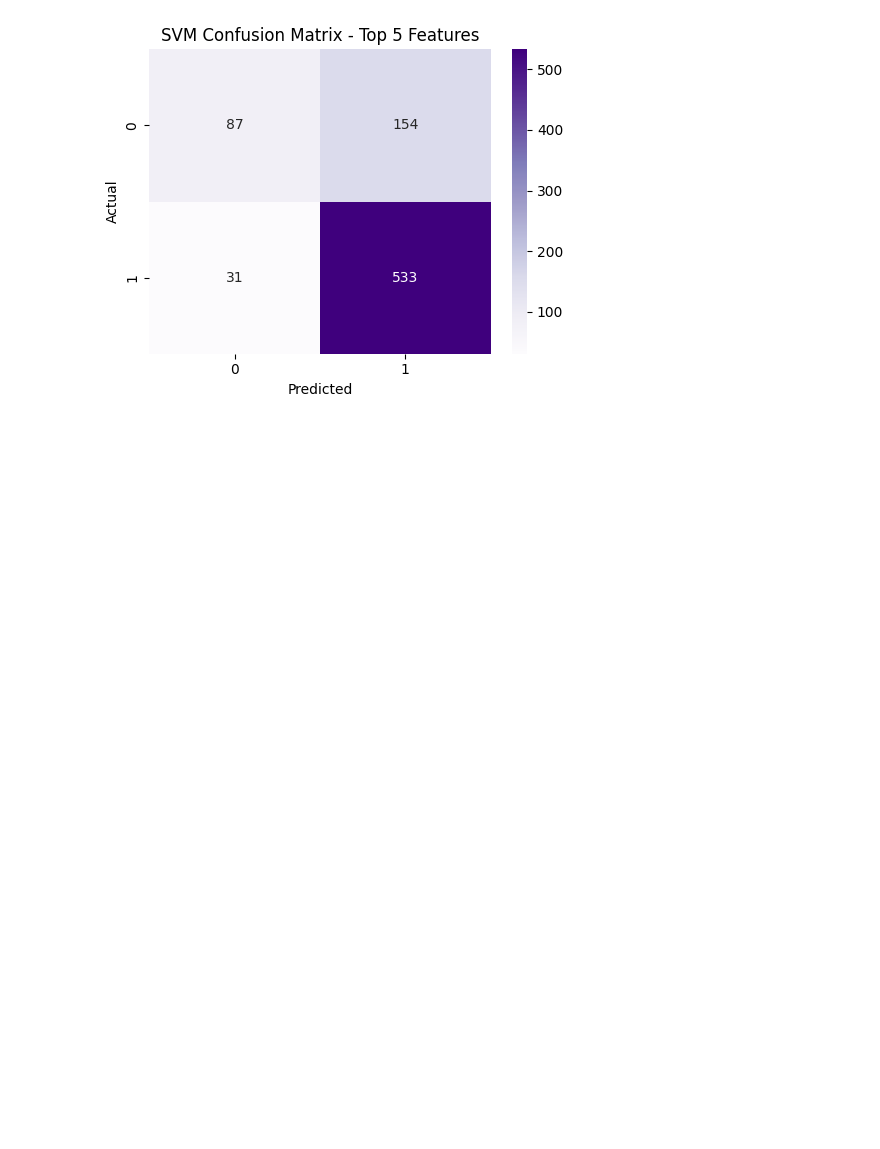
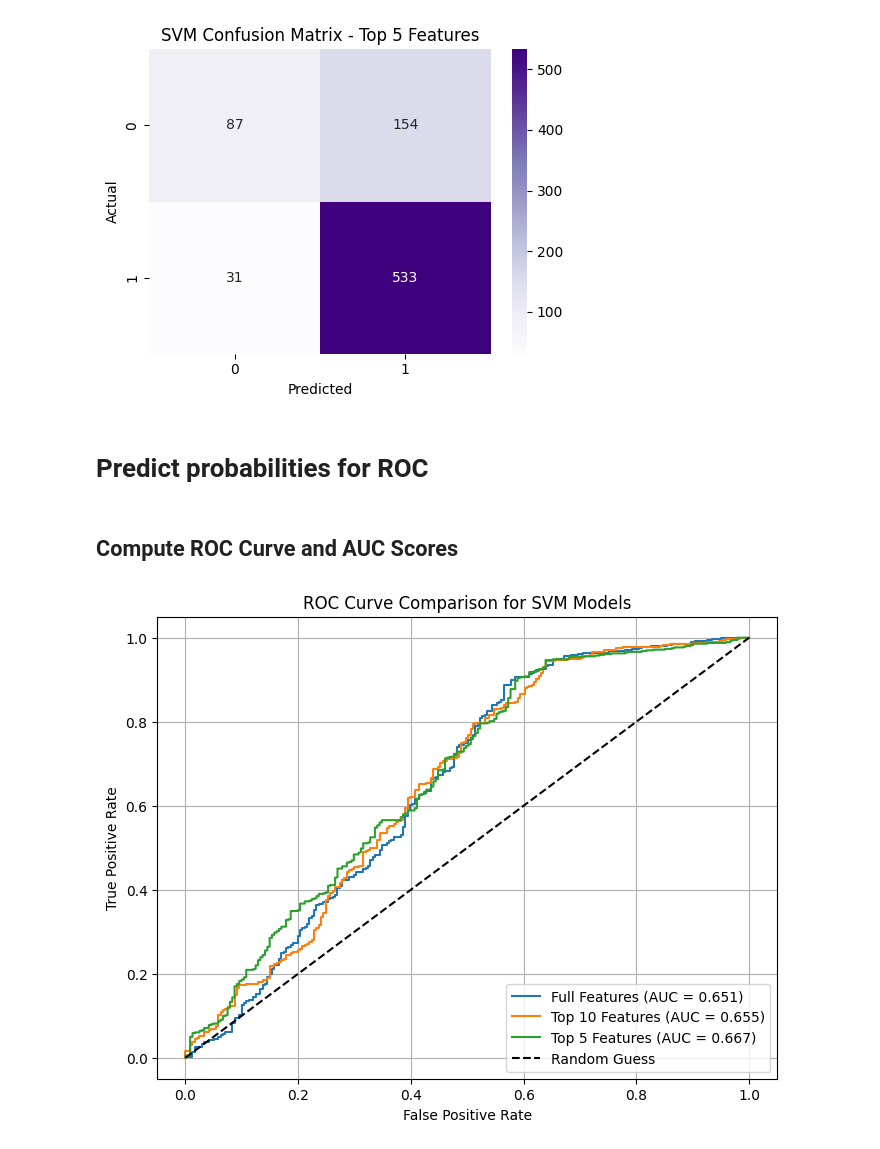
Before and after one commit to MichaelYemane707/breast_cancer_prediction, a Jupyter notebook: SVM.ipynb, the cells around one changed output. Drawn from its saved outputs; the diff is of its cells as text; code cells hidden in the pictures; blank space fills up the shorter version.

Commit message:
Plot ROC Curves for SVM Models and add all necessary code

```diff
--- a/SVM.ipynb
+++ b/SVM.ipynb
@@ -195,3 +196,20 @@ weighted avg       0.76      0.77      0.74       805
 
 Top 5 features used: ['Reginol Node Positive', 'Status_Dead', 'Tumor Size', 'Regional Node Examined', 'Age']
 [figure]
+# %% [markdown]
+# Predict probabilities for ROC
+# %%
+y_prob_full = svm.predict_proba(X_test_scaled)[:, 1]
+y_prob_top10 = svm_top10.predict_proba(X_test_top10)[:, 1]
+y_prob_top5 = svm_top5.predict_proba(X_test_top5)[:, 1]
+# %% [markdown]
+## Compute ROC Curve and AUC Scores
+# %%
+fpr_full, tpr_full, _ = roc_curve(y_test, y_prob_full)
+auc_full = roc_auc_score(y_test, y_prob_full)
+
+fpr_10, tpr_10, _ = roc_curve(y_test, y_prob_top10)
+auc_10 = roc_auc_score(y_test, y_prob_top10)
+
+fpr_5, tpr_5, _ = roc_curve(y_test, y_prob_top5)
+auc_5 = roc_auc_score(y_test, y_prob_top5)
@@ -197,0 +218,18 @@ Top 5 features used: ['Reginol Node Positive', 'Status_Dead', 'Tumor Size', 'Reg
+# %%
+# Plot ROC curves
+plt.figure(figsize=(8, 6))
+plt.plot(fpr_full, tpr_full, label=f'Full Features (AUC = {auc_full:.3f})')
+plt.plot(fpr_10, tpr_10, label=f'Top 10 Features (AUC = {auc_10:.3f})')
+plt.plot(fpr_5, tpr_5, label=f'Top 5 Features (AUC = {auc_5:.3f})')
+
+# Plot random guess line
+plt.plot([0, 1], [0, 1], 'k--', label='Random Guess')
+
+plt.xlabel('False Positive Rate')
+plt.ylabel('True Positive Rate')
+plt.title('ROC Curve Comparison for SVM Models')
+plt.legend(loc='lower right')
+plt.grid(True)
+plt.show()
+# %% [output]
+[figure, added]
```
Also changed, not shown: parts of 4 cells of this notebook.
